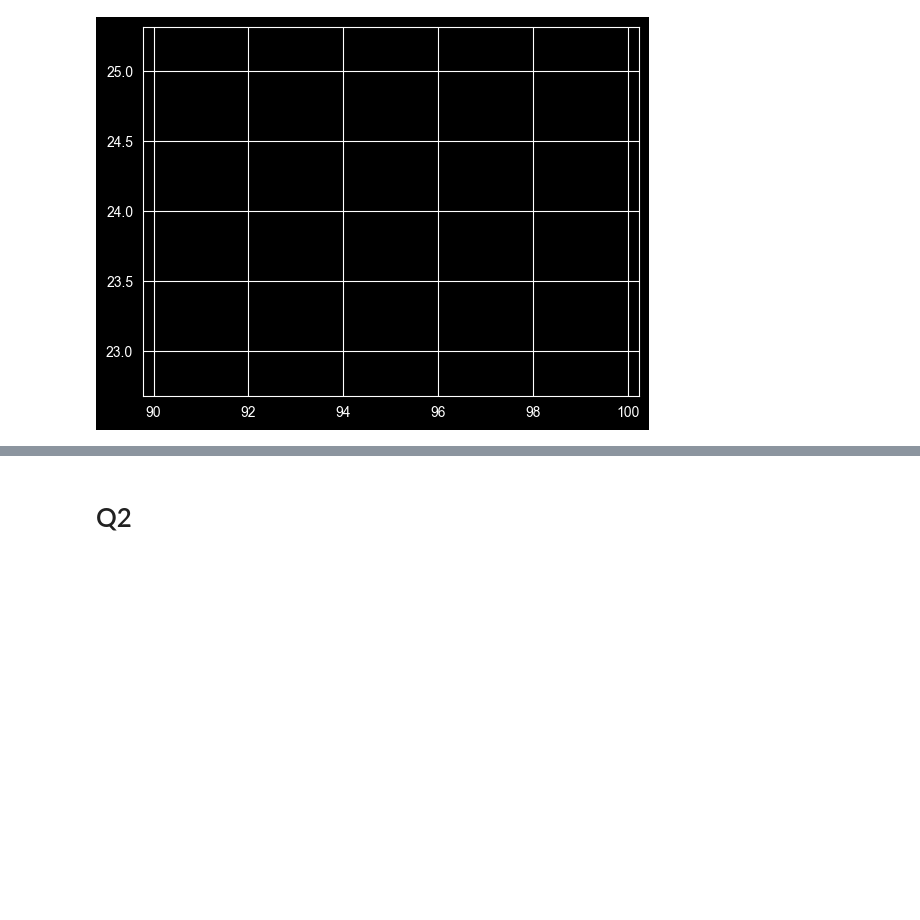
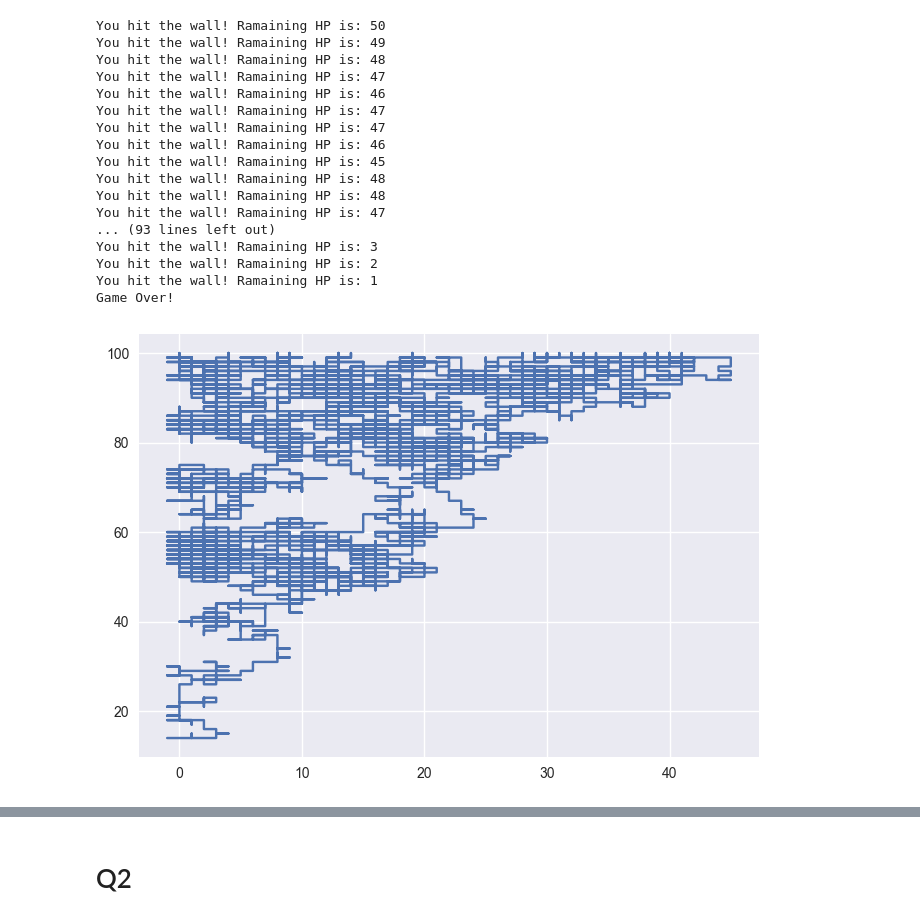
Before and after one commit to Apothemia/CSE5004-Exercises, a Jupyter notebook: Week9/solutions.ipynb, the cells around one changed output, grey strips where cells are left out. Drawn from its saved outputs; the diff is of its cells as text; code cells hidden in the pictures; blank space fills up the shorter version.

```diff
--- a/Week9/solutions.ipynb
+++ b/Week9/solutions.ipynb
@@ -79,10 +70,29 @@ def randomWalk(steps, space, position, size):
 # %%
 space, position, size = setSpace(100)
 space, positions, points = randomWalk(10000, space, position, size)
+
 x = [i[0] for i in positions]
 y = [i[1] for i in positions]
-# plt.style.use('seaborn')
+
+plt.style.use('seaborn-v0_8')
 plt.plot(x, y)
 plt.show()
 # %% [output]
+You hit the wall! Ramaining HP is: 50
+You hit the wall! Ramaining HP is: 49
+You hit the wall! Ramaining HP is: 48
+You hit the wall! Ramaining HP is: 47
+You hit the wall! Ramaining HP is: 46
+You hit the wall! Ramaining HP is: 47
+You hit the wall! Ramaining HP is: 47
+You hit the wall! Ramaining HP is: 46
+You hit the wall! Ramaining HP is: 45
+You hit the wall! Ramaining HP is: 48
+You hit the wall! Ramaining HP is: 48
+You hit the wall! Ramaining HP is: 47
+... (93 lines left out)
+You hit the wall! Ramaining HP is: 3
+You hit the wall! Ramaining HP is: 2
+You hit the wall! Ramaining HP is: 1
+Game Over!
-[figure, old version]
+[figure, new version]
```
Also changed, not shown: parts of 10 cells of this notebook.
